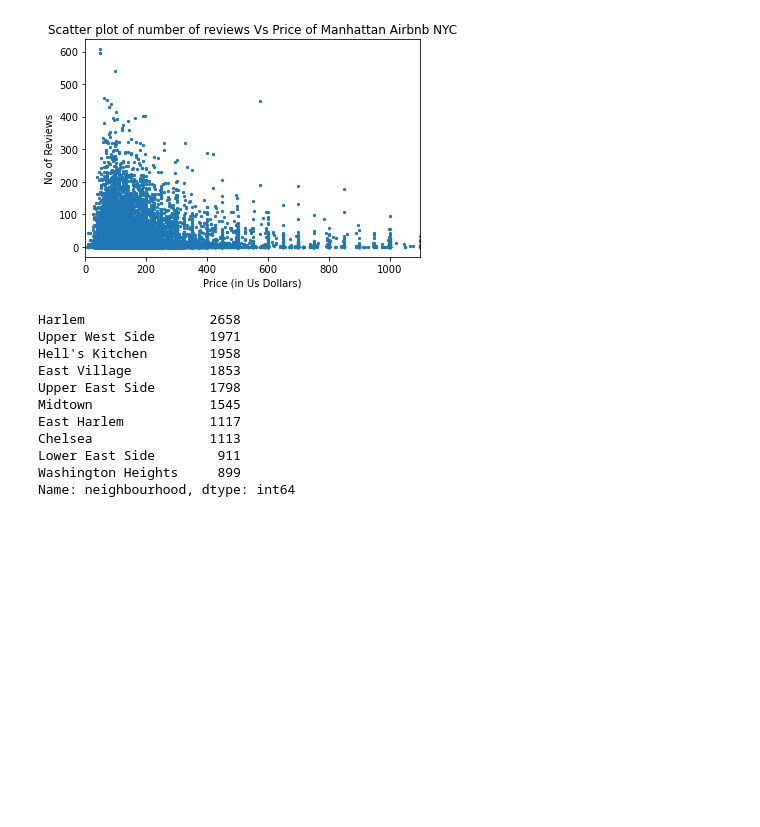
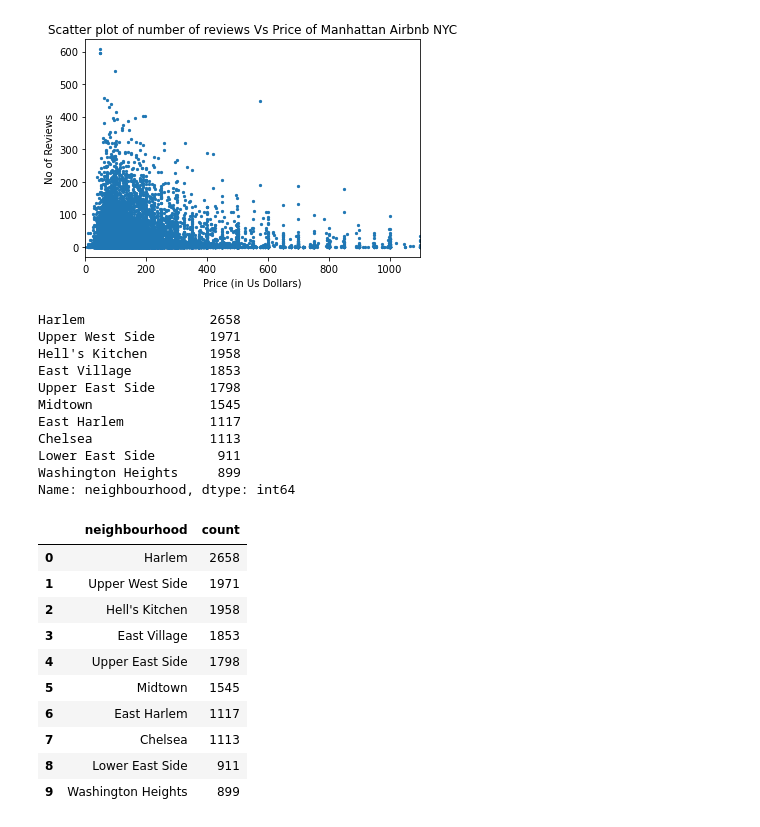
Before and after one commit to ClaireAgaba/Data-Science, a Jupyter notebook: airbnb/airbnb.ipynb, the cells around one changed output. Cells and saved outputs as stored; diff of their text form; code cells hidden in the pictures; blank space fills up the shorter version.

```diff
--- a/airbnb/airbnb.ipynb
+++ b/airbnb/airbnb.ipynb
@@ -77,3 +77,19 @@ Chelsea               1113
 Lower East Side        911
 Washington Heights     899
 Name: neighbourhood, dtype: int64
+# %%
+Top_10.index.name = 'neighbourhood'
+Top_10 = Top_10.reset_index(name='count')
+Top_10
+# %% [output]
+|  | neighbourhood | count |
+| 0 | Harlem | 2658 |
+| 1 | Upper West Side | 1971 |
+| 2 | Hell's Kitchen | 1958 |
+| 3 | East Village | 1853 |
+| 4 | Upper East Side | 1798 |
+| 5 | Midtown | 1545 |
+| 6 | East Harlem | 1117 |
+| 7 | Chelsea | 1113 |
+| 8 | Lower East Side | 911 |
+| 9 | Washington Heights | 899 |
```
Also changed, not shown: parts of 1 cell of this notebook.
